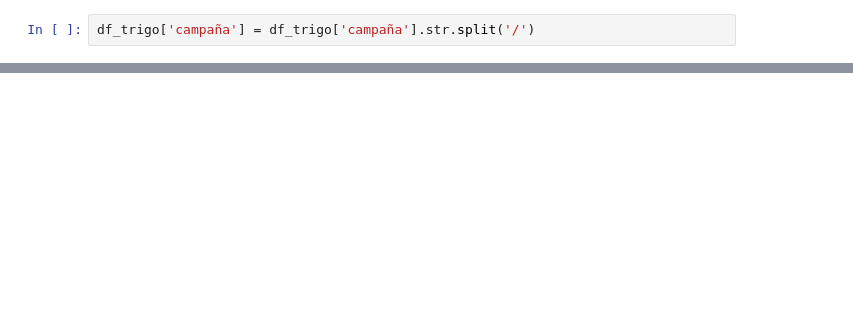
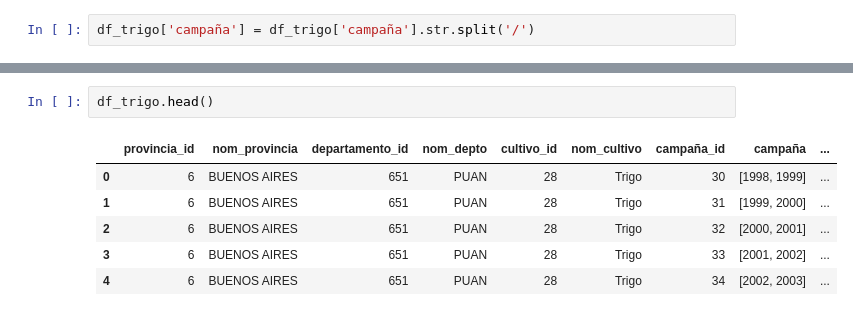
Before and after one commit to EvaSalomon/acamica, a Jupyter notebook: precipitaciones/Produccion.ipynb, the cells around one changed output, grey strips where cells are left out. Drawn from its saved outputs; the diff is of its cells as text; blank space fills up the shorter version.

```diff
--- a/precipitaciones/Produccion.ipynb
+++ b/precipitaciones/Produccion.ipynb
@@ -71,0 +84,9 @@ df_trigo
+# %%
+df_trigo.head()
+# %% [output]
+|  | provincia_id | nom_provincia | departamento_id | nom_depto | cultivo_id | nom_cultivo | campaña_id | campaña | ... |
+| 0 | 6 | BUENOS AIRES | 651 | PUAN | 28 | Trigo | 30 | [1998, 1999] | ... |
+| 1 | 6 | BUENOS AIRES | 651 | PUAN | 28 | Trigo | 31 | [1999, 2000] | ... |
+| 2 | 6 | BUENOS AIRES | 651 | PUAN | 28 | Trigo | 32 | [2000, 2001] | ... |
+| 3 | 6 | BUENOS AIRES | 651 | PUAN | 28 | Trigo | 33 | [2001, 2002] | ... |
+| 4 | 6 | BUENOS AIRES | 651 | PUAN | 28 | Trigo | 34 | [2002, 2003] | ... |
```
Also changed, not shown: parts of 16 cells of this notebook, 1 other file.
